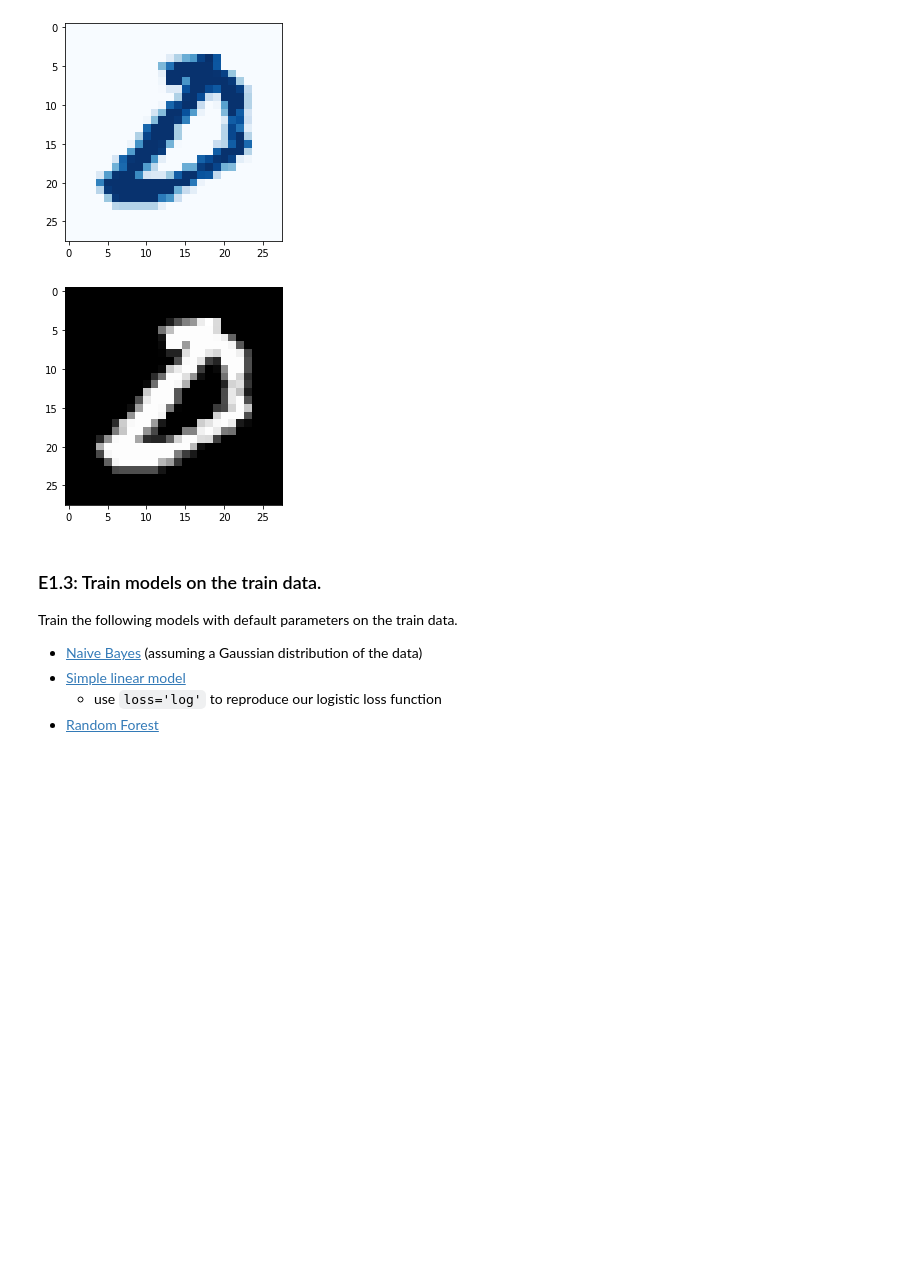
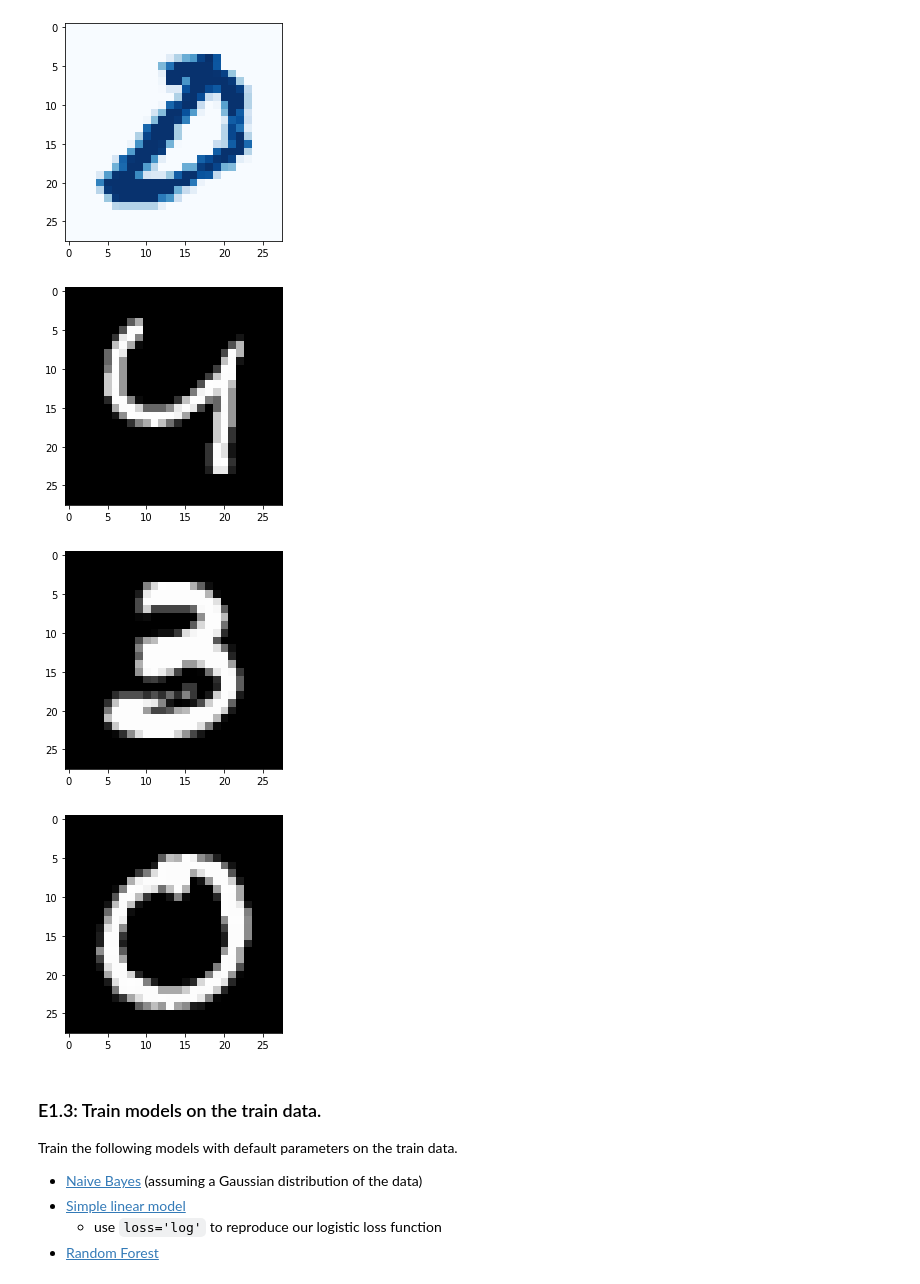
Before and after one commit to apfoertn/DataScienceSS20, a Jupyter notebook: Exercises/5_a_Classification.ipynb, the cells around one changed output. Cells and saved outputs as stored; diff of their text form; code cells hidden in the pictures; blank space fills up the shorter version.

```diff
--- a/Exercises/5_a_Classification.ipynb
+++ b/Exercises/5_a_Classification.ipynb
@@ -69,13 +69,15 @@ plt.show()
 # %%
 #start at image/array "start" and display "howmany" images
 def show_images(images,start, howmany):
     for i in range(start, start+howmany):
         plt.figure(i)
         plt.imshow(images[i], cmap=plt.get_cmap('gray'))
     plt.show()
-show_images(images, 59999, 1)
+show_images(images, 59900, 3)
 # %% [output]
-[figure, old version]
+[figure, new version]
+[figure, added]
+[figure, added]
 # %% [markdown]
 ### E1.3: Train models on the train data.
 Train the following models with default parameters on the train data.
```
Also changed, not shown: parts of 6 cells of this notebook.
